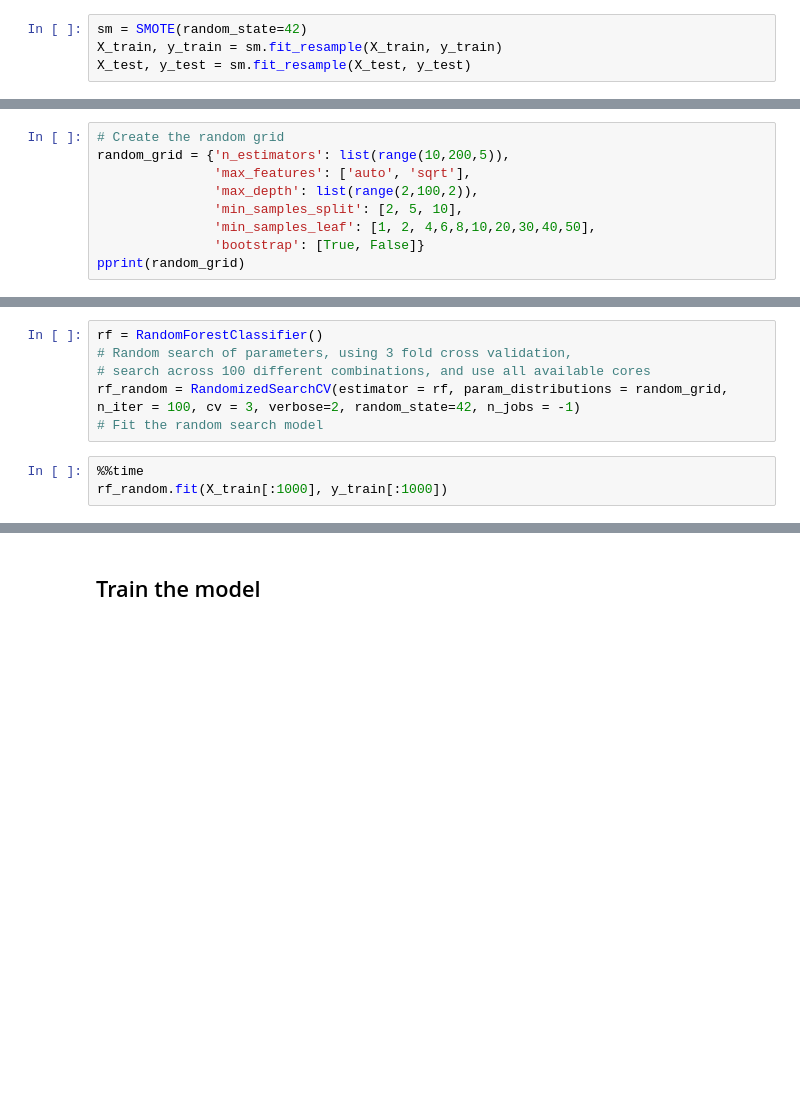
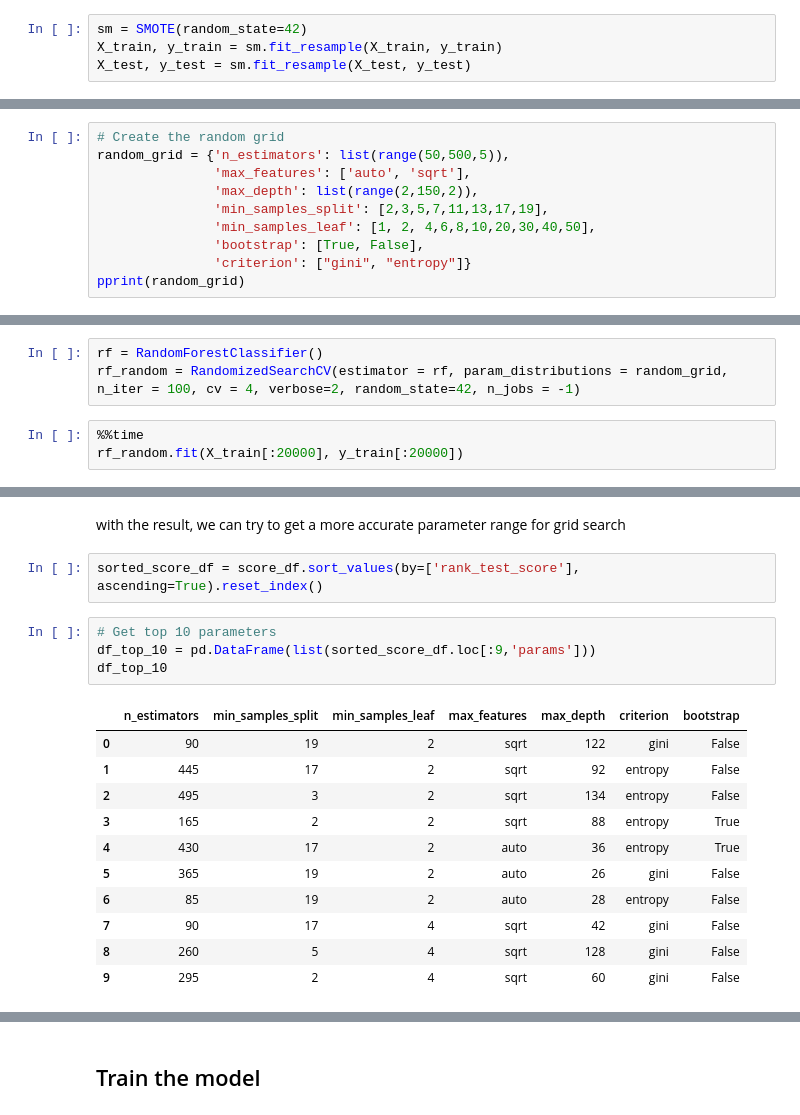
Before and after one commit to ris3abh/Sentencing-prediction-on-docket-data, a Jupyter notebook: models/random_forest.ipynb, the cells around one changed output, grey strips where cells are left out. Drawn from its saved outputs; the diff is of its cells as text; blank space fills up the shorter version.

```diff
--- a/models/random_forest.ipynb
+++ b/models/random_forest.ipynb
@@ -46,11 +48,12 @@ X_test, y_test = sm.fit_resample(X_test, y_test)
 # %%
 # Create the random grid
-random_grid = {'n_estimators': list(range(10,200,5)),
+random_grid = {'n_estimators': list(range(50,500,5)),
                'max_features': ['auto', 'sqrt'],
-               'max_depth': list(range(2,100,2)),
-               'min_samples_split': [2, 5, 10],
+               'max_depth': list(range(2,150,2)),
+               'min_samples_split': [2,3,5,7,11,13,17,19],
                'min_samples_leaf': [1, 2, 4,6,8,10,20,30,40,50],
-               'bootstrap': [True, False]}
+               'bootstrap': [True, False],
+               'criterion': ["gini", "entropy"]}
 pprint(random_grid)
 # %% [output]
 {'bootstrap': [True, False],
@@ -73,10 +76,7 @@ pprint(random_grid)
 # %%
 rf = RandomForestClassifier()
-# Random search of parameters, using 3 fold cross validation,
-# search across 100 different combinations, and use all available cores
-rf_random = RandomizedSearchCV(estimator = rf, param_distributions = random_grid, n_iter = 100, cv = 3, verbose=2, random_state=42, n_jobs = -1)
-# Fit the random search model
+rf_random = RandomizedSearchCV(estimator = rf, param_distributions = random_grid, n_iter = 100, cv = 4, verbose=2, random_state=42, n_jobs = -1)
 # %%
 %%time
-rf_random.fit(X_train[:1000], y_train[:1000])
+rf_random.fit(X_train[:20000], y_train[:20000])
 # %% [output]
@@ -86,0 +132,20 @@ score_df.sort_values(by=['rank_test_score'], ascending=True).head()
+# %% [markdown]
+with the result, we can try to get a more accurate parameter range for grid search
+# %%
+sorted_score_df = score_df.sort_values(by=['rank_test_score'], ascending=True).reset_index()
+# %%
+# Get top 10 parameters
+df_top_10 = pd.DataFrame(list(sorted_score_df.loc[:9,'params']))
+df_top_10
+# %% [output]
+|  | n_estimators | min_samples_split | min_samples_leaf | max_features | max_depth | criterion | bootstrap |
+| 0 | 90 | 19 | 2 | sqrt | 122 | gini | False |
+| 1 | 445 | 17 | 2 | sqrt | 92 | entropy | False |
+| 2 | 495 | 3 | 2 | sqrt | 134 | entropy | False |
+| 3 | 165 | 2 | 2 | sqrt | 88 | entropy | True |
+| 4 | 430 | 17 | 2 | auto | 36 | entropy | True |
+| 5 | 365 | 19 | 2 | auto | 26 | gini | False |
+| 6 | 85 | 19 | 2 | auto | 28 | entropy | False |
+| 7 | 90 | 17 | 4 | sqrt | 42 | gini | False |
+| 8 | 260 | 5 | 4 | sqrt | 128 | gini | False |
+| 9 | 295 | 2 | 4 | sqrt | 60 | gini | False |
```
Also changed, not shown: parts of 36 cells of this notebook, 1 other file.
